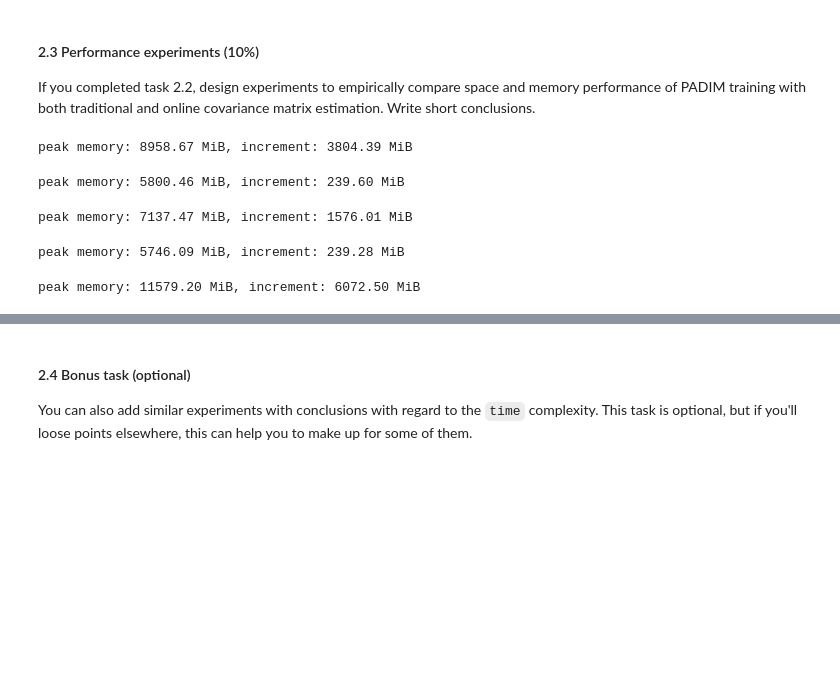
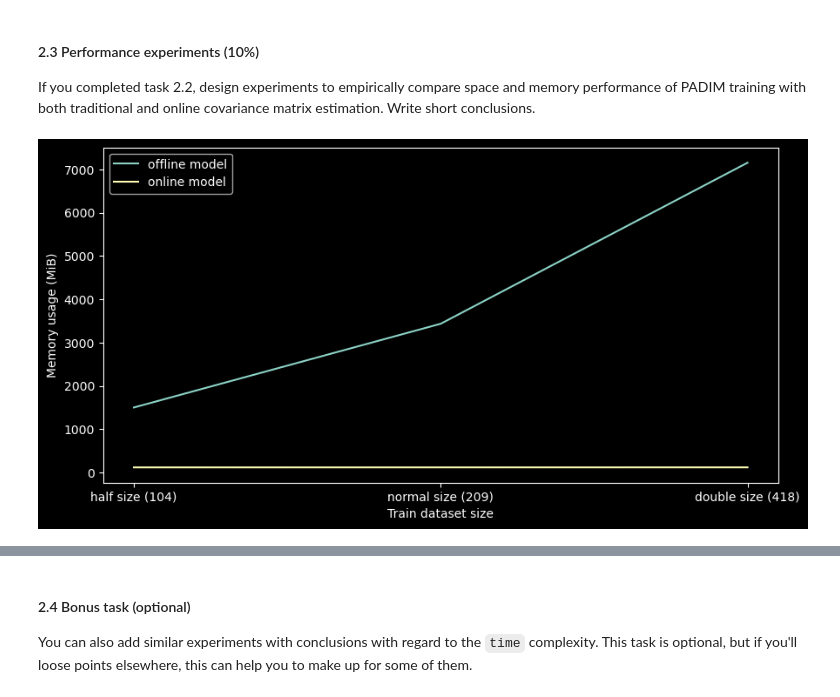
Before and after one commit to SzymonM213/dnn-task2, a Jupyter notebook: hw2-visual_anomaly_detection-student.ipynb, the cells around one changed output, grey strips where cells are left out. Saved outputs shown, nothing was run; the diff lists cells and outputs as text; code cells hidden in the pictures; blank space fills up the shorter version.

```diff
--- a/hw2-visual_anomaly_detection-student.ipynb
+++ b/hw2-visual_anomaly_detection-student.ipynb
@@ -914,7 +891,7 @@ If you completed task 2.2, design experiments to empirically compare space and m
 %load_ext memory_profiler
 # %%
 # Your code goes here
-from memory_profiler import profile, memory_usage
+from memory_profiler import memory_usage
 
 seed_all(SEED)
 class_name = 'bottle'
@@ -924,82 +901,56 @@ CROP_SIZE = 224 * 1
 BACKBONE = "resnet18"
 NUMBER_OF_BACKBONE_FEATURES = 100
 MAX_NUMBER_OF_BACKBONE_FEATURES = 448
 DEVICE = torch.device('cpu') # to use the same type of memory for both models
 
+def measure_memory(func, *args):
+    start_mem = memory_usage(max_usage=True)
+    return memory_usage((func, args), max_usage=True, retval=True)[0] - start_mem
+
+def train_offline(model, dataloader):
+    model.train(dataloader)
+
+def train_online(model, dataloader):
+    model.train(dataloader, NUMBER_OF_BACKBONE_FEATURES, int(CROP_SIZE/4), int(CROP_SIZE/4))
+
 indices = sample_idx(NUMBER_OF_BACKBONE_FEATURES, MAX_NUMBER_OF_BACKBONE_FEATURES).to(DEVICE)
 
 run_timestamp = time.time()
 SAVE_PATH = Path(f"./results/{run_timestamp}/{class_name}")
 
 train_dataset = MVTecDataset(DATA_PATH, class_name=class_name, is_train=True, resize=RESIZE, cropsize=CROP_SIZE)
 big_train_dataset = torch.utils.data.ConcatDataset([train_dataset] * 2)
 
 train_dataloaders = []
-train_dataloaders.append(DataLoader(train_dataset, batch_size=BATCH_SIZE, pin_memory=True)) # normal size
 train_dataloaders.append(DataLoader(big_train_dataset, batch_size=BATCH_SIZE, pin_memory=True,
                                     sampler=SubsetRandomSampler(range(len(train_dataset) // 2)))) # half size
+train_dataloaders.append(DataLoader(train_dataset, batch_size=BATCH_SIZE, pin_memory=True)) # normal size
 train_dataloaders.append(DataLoader(big_train_dataset, batch_size=BATCH_SIZE, pin_memory=True)) # double size
 
-def train_offline(dataloader):
-    padim_offline = PADIM(
+different_batches_mem = {'offline': [], 'online': []}
+for dataloader in train_dataloaders:
+    model = PADIM(
         backbone=BACKBONE,
         device=DEVICE,
         backbone_features_idx=indices,
         save_path=SAVE_PATH,
-        plot_metrics=True,
     )
-    padim_offline.train(dataloader)
-
-def train_online(dataloader, number_of_features):
-    padim_online = PADIMWithOnlineCovariance(
+    different_batches_mem['offline'].append(measure_memory(train_offline, model, dataloader))
+    model = PADIMWithOnlineCovariance(
         backbone=BACKBONE,
         device=DEVICE,
         backbone_features_idx=indices,
         save_path=SAVE_PATH,
-        plot_metrics=True,
     )
-    padim_online.train(dataloader, number_of_features, int(CROP_SIZE/4), int(CROP_SIZE/4))
+    different_batches_mem['online'].append(measure_memory(train_online, model, dataloader))
 
-def measure_memory(func, *args):
-    start_mem = memory_usage(max_usage=True)
-    return memory_usage((func, args), max_usage=True, retval=True)[0] - start_mem
-
-# train_dataloader = DataLoader(train_dataset, batch_size=BATCH_SIZE, pin_memory=True)
-# @profile
-# def train_offline():
-#     padim_offline.train(train_dataloader)
-
-# @profile
-# def train_online():
-#     padim_online.train(train_dataloader, NUMBER_OF_BACKBONE_FEATURES, int(CROP_SIZE/4), int(CROP_SIZE/4))
-
-
-# start_mem = memory_usage(max_usage=True)
-# offline_usage = memory_usage(train_offline, max_usage=True, retval=True)[0] - start_mem
-# print(f'offline usage: {offline_usage}')
-
-# start_mem = memory_usage(max_usage=True)
-# online_usage = memory_usage(train_online, max_usage=True, retval=True)[0] - start_mem
-# print(f'online usage: {online_usage}')
-
-different_batches_mem = {'offline': [], 'online': []}
-for dataloader in train_dataloaders:
-    # different_batches_mem['offline'].append(measure_memory(train_offline, dataloader))
-    # different_batches_mem['online'].append(measure_memory(train_online, dataloader, NUMBER_OF_BACKBONE_FEATURES))
-    # print(different_batches_mem['offline'])
-    # print(different_batches_mem['online'])
-    %memit train_offline(dataloader)
-    %memit train_online(dataloader, NUMBER_OF_BACKBONE_FEATURES)
-    torch.cuda.empty_cache()
-
-# different_backbone_size = {'offline': [], 'online': []}
-# backbones = [10, 30, 50, 100]
-# for number_of_backbones_features in backbones:
-#     different_backbone_size['offline'].append(measure_memory(train_offline))
-#     different_backbone_size['online'].append(measure_memory(train_online))
+plt.figure(figsize=(10, 5))
+plt.plot(different_batches_mem['offline'], label='offline model')
+plt.plot(different_batches_mem['online'], label='online model')
+plt.xticks(range(3), ['half size (104)', 'normal size (209)', 'double size (418)'])
+plt.xlabel('Train dataset size')
+plt.ylabel('Memory usage (MiB)')
+plt.legend()
+plt.show()
 # %% [output]
-peak memory: 8958.67 MiB, increment: 3804.39 MiB
-peak memory: 5800.46 MiB, increment: 239.60 MiB
-peak memory: 7137.47 MiB, increment: 1576.01 MiB
-peak memory: 5746.09 MiB, increment: 239.28 MiB
-peak memory: 11579.20 MiB, increment: 6072.50 MiB
+[figure, added]
```
Also changed, not shown: parts of 18 cells of this notebook.
